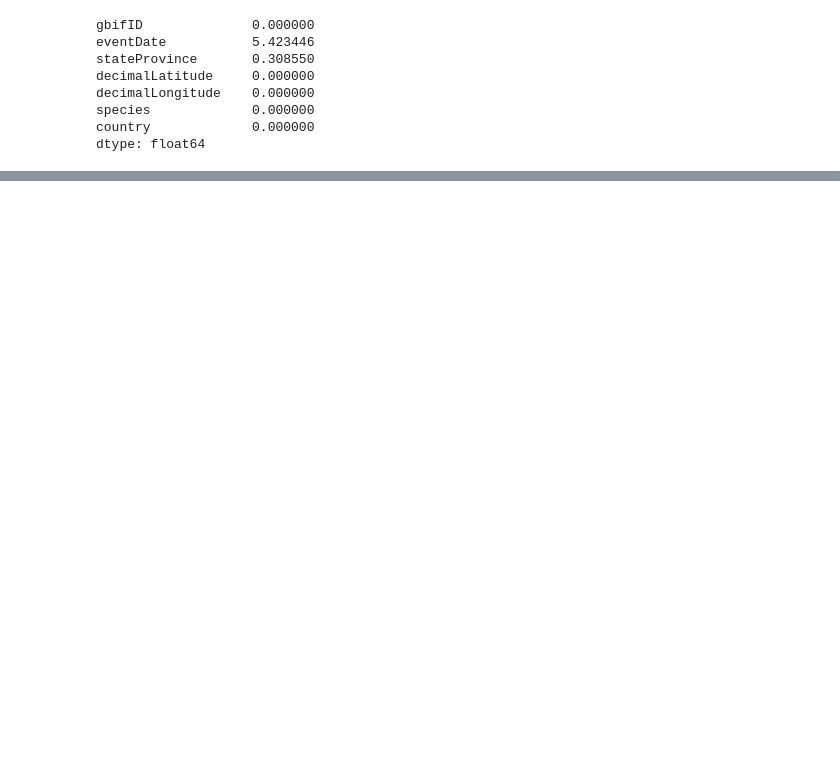
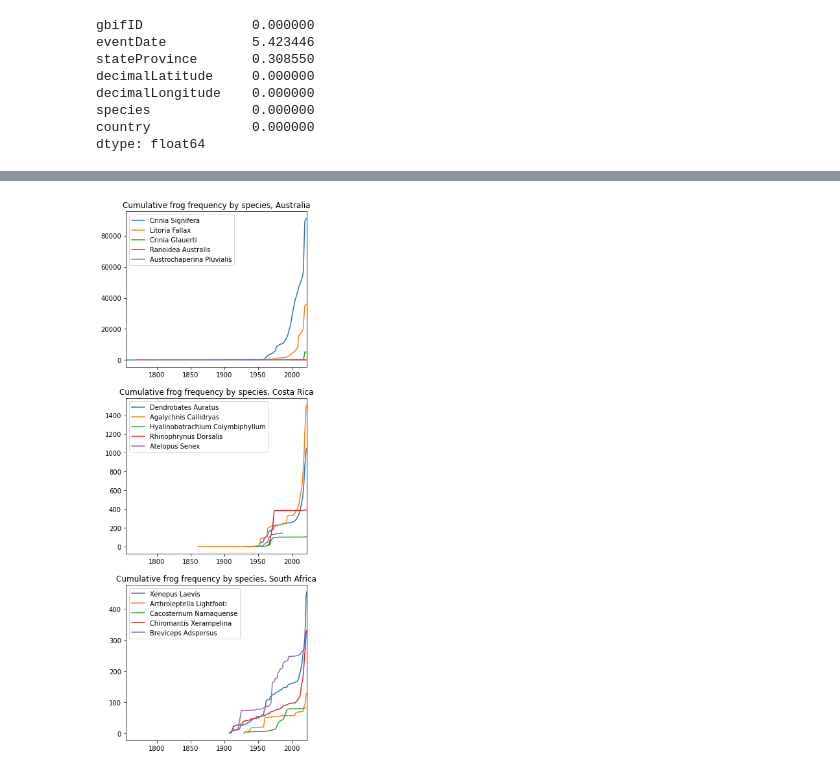
Before and after one commit to EY-Data-Science-Program/2022-Better-Working-World-Data-Challenge, a Jupyter notebook: data/dataset_summary.ipynb, the cells around one changed output, grey strips where cells are left out. Cells and saved outputs as stored; diff of their text form; code cells hidden in the pictures; blank space fills up the shorter version.

```diff
--- a/data/dataset_summary.ipynb
+++ b/data/dataset_summary.ipynb
@@ -119,0 +129,28 @@ plot_barchart(country_bar_data, ax)
+# %%
+fig, ax = plt.subplots(3, 1, figsize=(5, 15))
+
+for i, cnt in enumerate(data.country.unique()):
+    filt = data.country == cnt
+
+    for species in data[filt].species.unique():
+        line_data = (
+            data[filt]
+            [lambda x: x.species == species]
+            [['eventDate']]
+            .dropna()
+            .assign(
+                year = lambda x: x.eventDate.dt.year,
+                n = 1
+            )
+            .groupby('year')
+            .sum()
+            .reset_index()
+            .sort_values('year')
+            .assign(ncum=lambda x: x.n.cumsum())
+        )
+        ax[i].plot(line_data.year, line_data.ncum, label=species)
+    ax[i].legend(loc='upper left')
+    ax[i].set_xlim(data.eventDate.dt.year.min(), data.eventDate.dt.year.max())
+    ax[i].set_title(f"Cumulative frog frequency by species, {cnt}")
+# %% [output]
+[figure, added]
```
Also changed, not shown: parts of 9 cells of this notebook.
